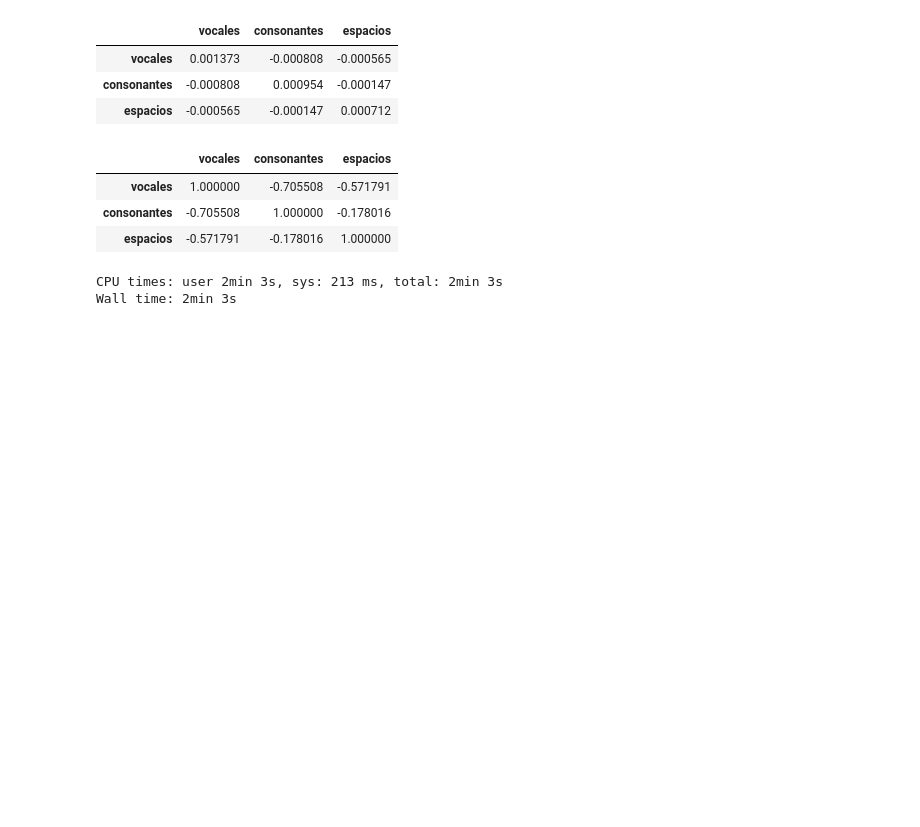
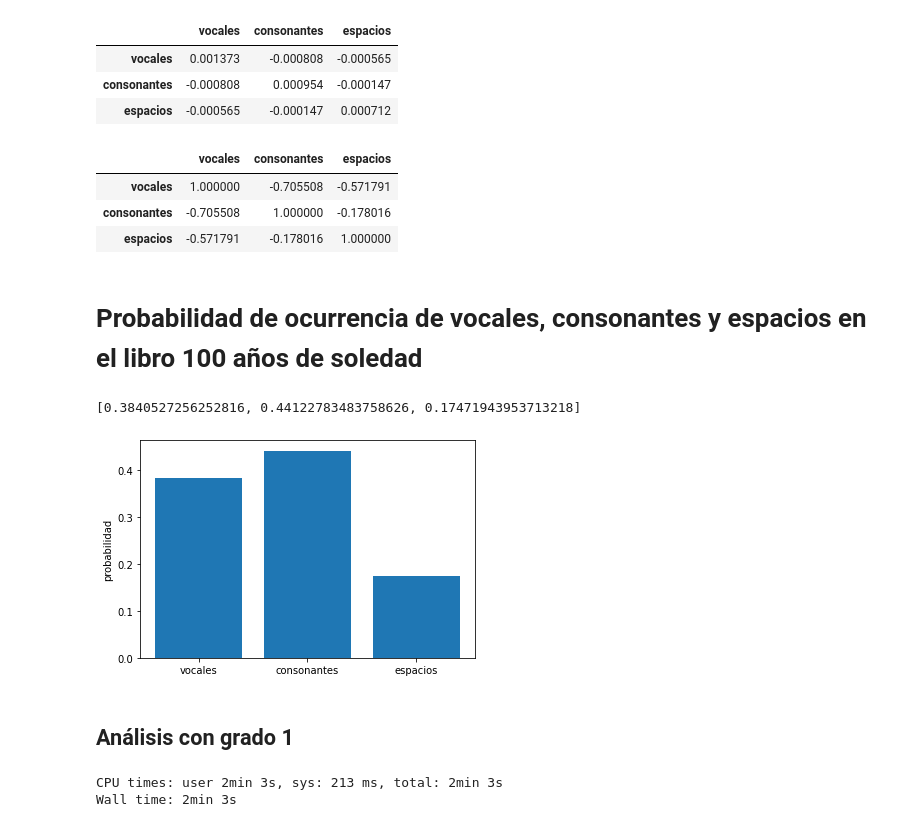
Before and after one commit to AnIsAsPe/ElementosEstadisticaMachineLearningPython, a Jupyter notebook: Esperanza,_Varianza,_Covarianza.ipynb, the cells around one changed output. Cells and saved outputs as stored; diff of their text form; code cells hidden in the pictures; blank space fills up the shorter version.

```diff
--- a/Esperanza,_Varianza,_Covarianza.ipynb
+++ b/Esperanza,_Varianza,_Covarianza.ipynb
@@ -296,6 +331,22 @@ datos.corr()
 | vocales | 1.000000 | -0.705508 | -0.571791 |
 | consonantes | -0.705508 | 1.000000 | -0.178016 |
 | espacios | -0.571791 | -0.178016 | 1.000000 |
+# %% [markdown]
+# Probabilidad de ocurrencia de vocales, consonantes y espacios en el libro 100 años de soledad
+# %%
+vo_co_es = contar_caracteres_por_tipo(libro_limpio)
+vo_co_es =[x/len(libro_limpio) for x in vo_co_es]
+vo_co_es
+# %% [output]
+[0.3840527256252816, 0.44122783483758626, 0.17471943953713218]
+# %%
+plt.bar( ["vocales", "consonantes", "espacios"],  vo_co_es)
+plt.ylabel('probabilidad')
+plt.show()
+# %% [output]
+[figure, added]
+# %% [markdown]
+## Análisis con grado 1
 # %%
 %%time
 gr = 1           #grado
```
Also changed, not shown: parts of 16 cells of this notebook.
